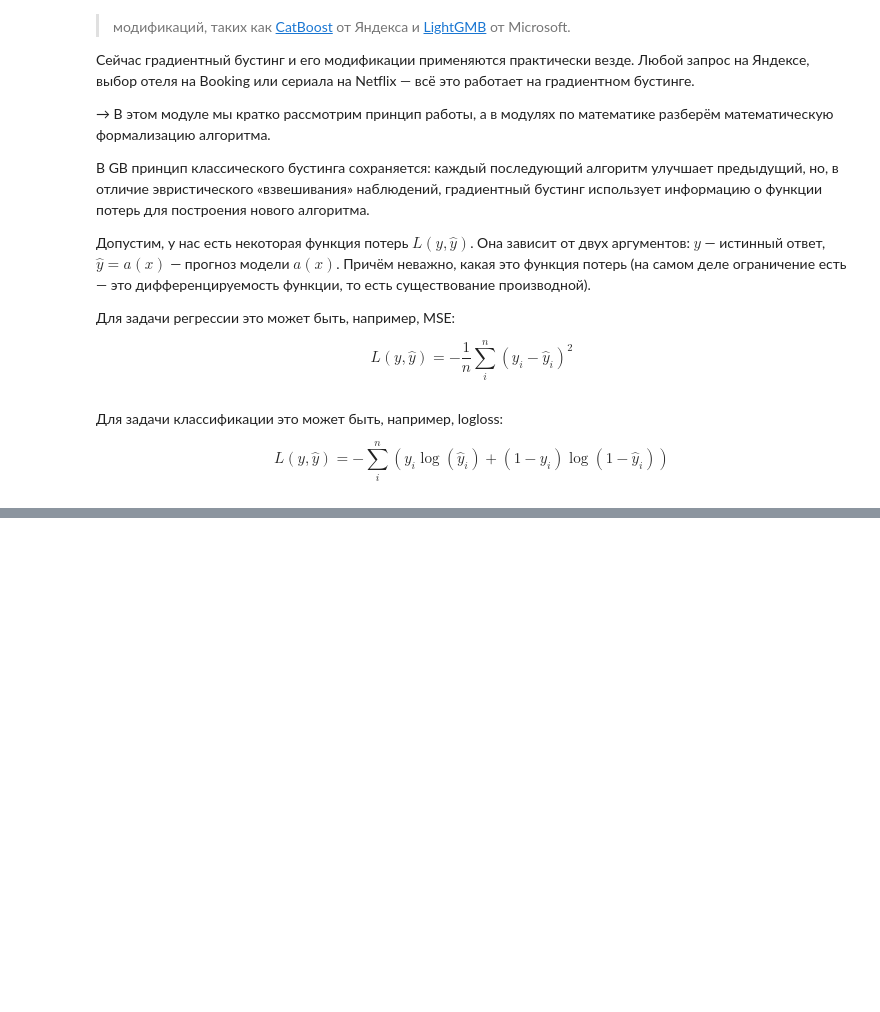
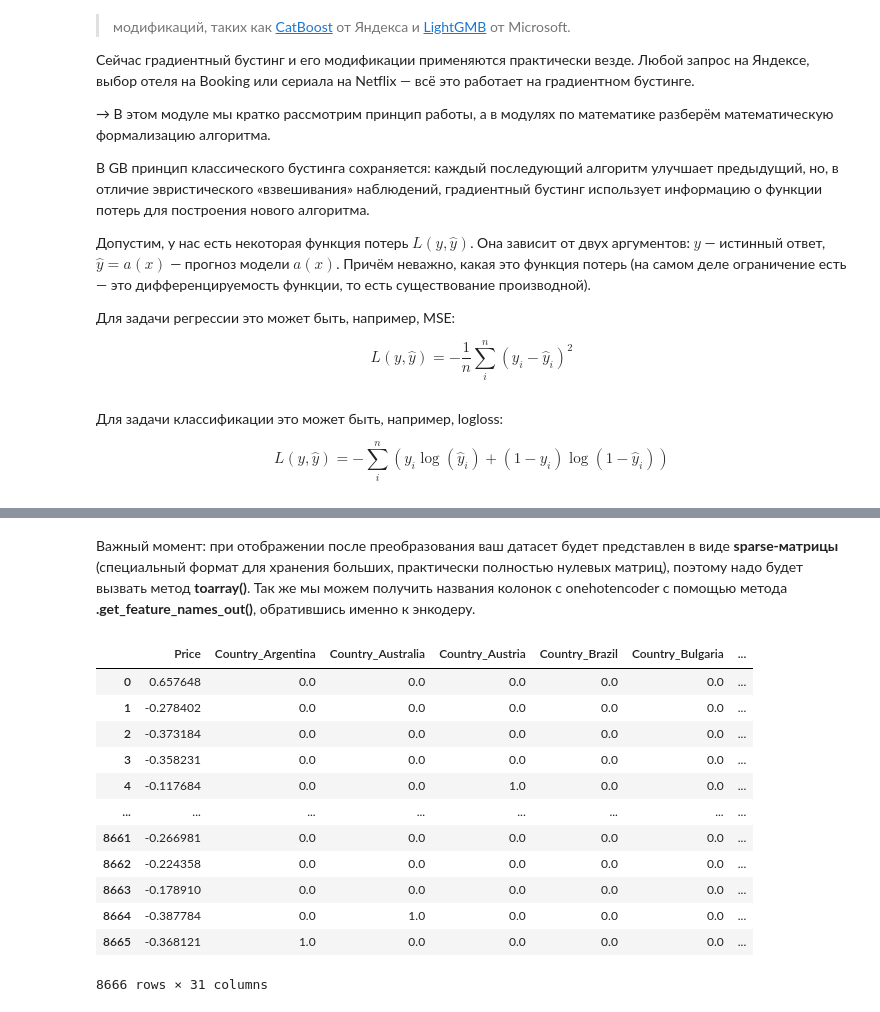
Before and after one commit to Terr14/SF_DS, a Jupyter notebook: SkillFactory/ML-8. Продвинутые методы машинного обучения/ML-8. Продвинутые методы машинного обучения.ipynb, the cells around one changed output, grey strips where cells are left out. Drawn from its saved outputs; the diff is of its cells as text; code cells hidden in the pictures; blank space fills up the shorter version.

```diff
--- a/SkillFactory/ML-8. Продвинутые методы машинного обучения/ML-8. Продвинутые методы машинного обучения.ipynb
+++ b/SkillFactory/ML-8. Продвинутые методы машинного обучения/ML-8. Продвинутые методы машинного обучения.ipynb
@@ -633,0 +1218,3 @@ $$L(y, \hat{y})=-\sum_{i}^{n}\left(y_{i} \log \left(\hat{y}_{i}\right)+\left(1-y
+# %%
+df_wine= pd.read_csv('data/Red.csv')
+df_wine.head()
@@ -633,0 +1248,7 @@ $$L(y, \hat{y})=-\sum_{i}^{n}\left(y_{i} \log \left(\hat{y}_{i}\right)+\left(1-y
+# %%
+from sklearn.preprocessing import StandardScaler, OneHotEncoder
+from sklearn.compose import make_column_transformer
+ct = make_column_transformer(
+    (StandardScaler(), ['Price']),
+    (OneHotEncoder(), ['Country']))
+print(ct)
@@ -633,0 +1274,2 @@ $$L(y, \hat{y})=-\sum_{i}^{n}\left(y_{i} \log \left(\hat{y}_{i}\right)+\left(1-y
+# %%
+pipeline = Pipeline([('ct', ct), ('rf', RandomForestRegressor())])
@@ -633,0 +1278,4 @@ $$L(y, \hat{y})=-\sum_{i}^{n}\left(y_{i} \log \left(\hat{y}_{i}\right)+\left(1-y
+# %%
+X = df_wine[['Country', 'Price']]
+y = df_wine['Rating']
+pipeline.fit(X, y)
@@ -633,0 +1290,18 @@ $$L(y, \hat{y})=-\sum_{i}^{n}\left(y_{i} \log \left(\hat{y}_{i}\right)+\left(1-y
+# %% [markdown]
+Важный момент: при отображении после преобразования ваш датасет будет представлен в виде **sparse-матрицы** (специальный формат для хранения больших, практически полностью нулевых матриц), поэтому надо будет вызвать метод **toarray()**. Так же мы можем получить названия колонок с onehotencoder с помощью метода **.get_feature_names_out()**, обратившись именно к энкодеру.
+# %%
+pd.DataFrame(pipeline['ct'].transform(X).toarray(), columns = ['Price']+ pipeline['ct'].transformers_[1][1].get_feature_names_out().tolist())
+# %% [output]
+|  | Price | Country_Argentina | Country_Australia | Country_Austria | Country_Brazil | Country_Bulgaria | ... |
+| 0 | 0.657648 | 0.0 | 0.0 | 0.0 | 0.0 | 0.0 | ... |
+| 1 | -0.278402 | 0.0 | 0.0 | 0.0 | 0.0 | 0.0 | ... |
+| 2 | -0.373184 | 0.0 | 0.0 | 0.0 | 0.0 | 0.0 | ... |
+| 3 | -0.358231 | 0.0 | 0.0 | 0.0 | 0.0 | 0.0 | ... |
+| 4 | -0.117684 | 0.0 | 0.0 | 1.0 | 0.0 | 0.0 | ... |
+| ... | ... | ... | ... | ... | ... | ... | ... |
+| 8661 | -0.266981 | 0.0 | 0.0 | 0.0 | 0.0 | 0.0 | ... |
+| 8662 | -0.224358 | 0.0 | 0.0 | 0.0 | 0.0 | 0.0 | ... |
+| 8663 | -0.178910 | 0.0 | 0.0 | 0.0 | 0.0 | 0.0 | ... |
+| 8664 | -0.387784 | 0.0 | 1.0 | 0.0 | 0.0 | 0.0 | ... |
+| 8665 | -0.368121 | 1.0 | 0.0 | 0.0 | 0.0 | 0.0 | ... |
+8666 rows × 31 columns
```
Also changed, not shown: parts of 89 cells of this notebook, 8 other files.
